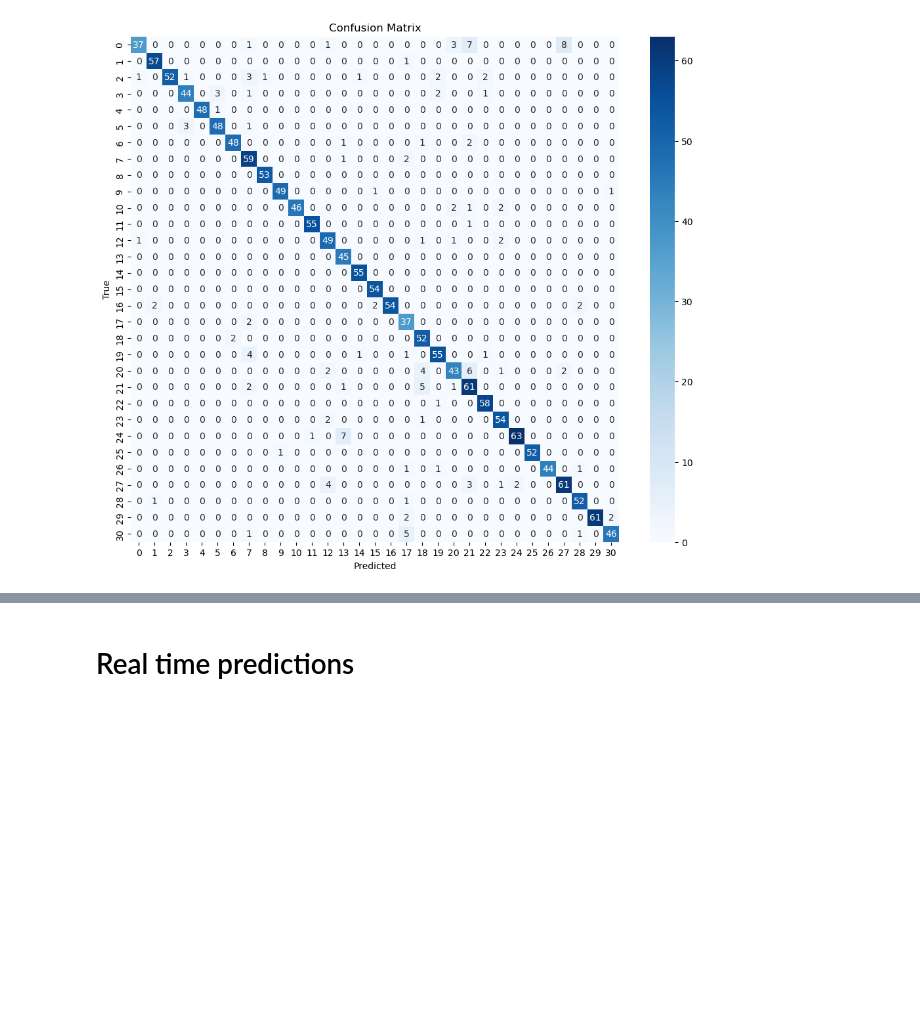
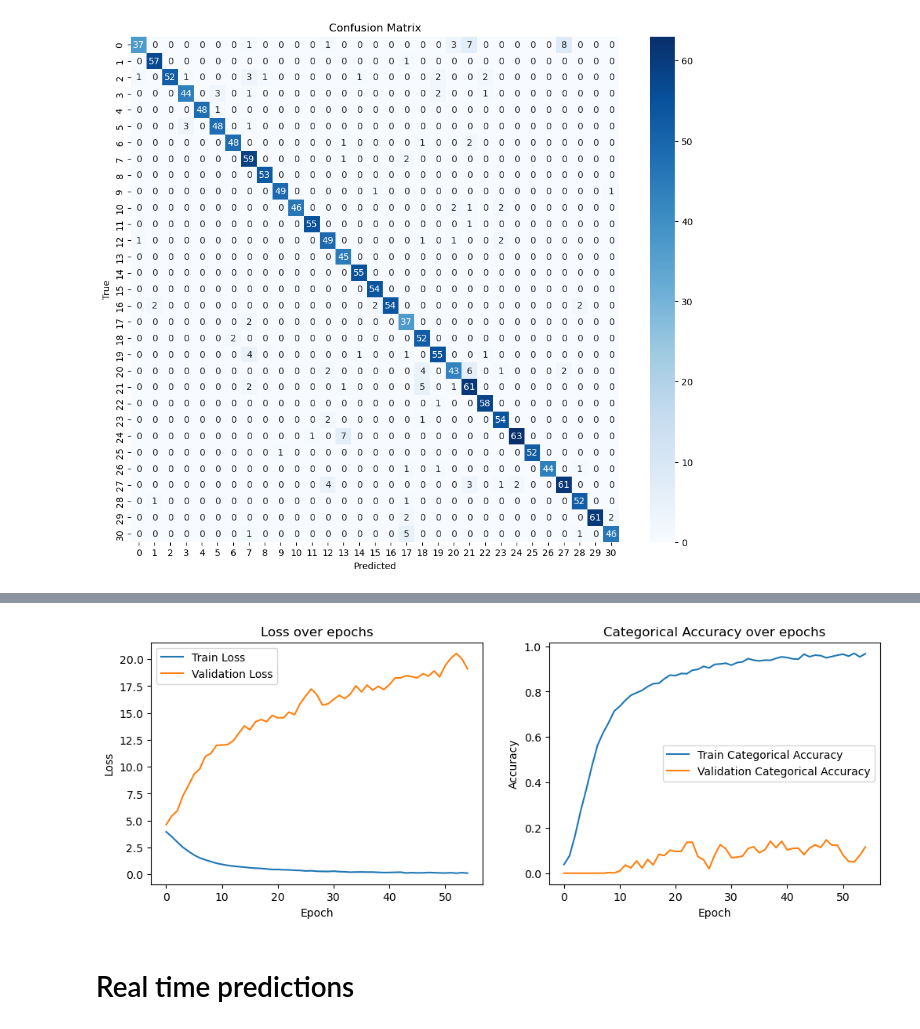
Before and after one commit to Mila-Slavkovska/Macedonian-Sign-Language, a Jupyter notebook: MSL.ipynb, the cells around one changed output, grey strips where cells are left out. Drawn from its saved outputs; the diff is of its cells as text; code cells hidden in the pictures; blank space fills up the shorter version.

```diff
--- a/MSL.ipynb
+++ b/MSL.ipynb
@@ -646,0 +970,20 @@ Epoch 55/55
+# %%
+batch_size = 128
+num_samples = len(x_s)
+test_fraction = 0.1
+# %%
+steps_per_epoch = int((1 - test_fraction) * num_samples // batch_size)
+validation_steps = int(test_fraction * num_samples // batch_size)
+# %%
+start_time2 = time.time()
+
+history2 = model2.fit(
+    batch_generator_split(x_s, y_s, batch_size=batch_size, test=False, test_fraction=test_fraction),
+    steps_per_epoch=steps_per_epoch,
+    validation_data=batch_generator_split(x_s, y_s, batch_size=batch_size, test=True, test_fraction=test_fraction),
+    validation_steps=validation_steps,
+    epochs=55,
+    callbacks=[tb_callback]
+)
+
+end_time2 = time.time()
@@ -730,2 +1184,28 @@ model.load_weights('alphabet92.keras')
+# %%
+# Plot training & validation loss values
+plt.figure(figsize=(12, 4))
+
+plt.subplot(1, 2, 1)
+plt.plot(history2.history['loss'], label='Train Loss')
+if 'val_loss' in history1.history:
+    plt.plot(history2.history['val_loss'], label='Validation Loss')
+plt.title('Loss over epochs')
+plt.xlabel('Epoch')
+plt.ylabel('Loss')
+plt.legend()
+
+# Plot training & validation accuracy values
+plt.subplot(1, 2, 2)
+plt.plot(history2.history['categorical_accuracy'], label='Train Categorical Accuracy')
+if 'val_categorical_accuracy' in history2.history:
+    plt.plot(history2.history['val_categorical_accuracy'], label='Validation Categorical Accuracy')
+plt.title('Categorical Accuracy over epochs')
+plt.xlabel('Epoch')
+plt.ylabel('Accuracy')
+plt.legend()
+
+plt.show()
+# %% [output]
+[figure, added]
 # %% [markdown]
 # Real time predictions
```
Also changed, not shown: parts of 59 cells of this notebook.
